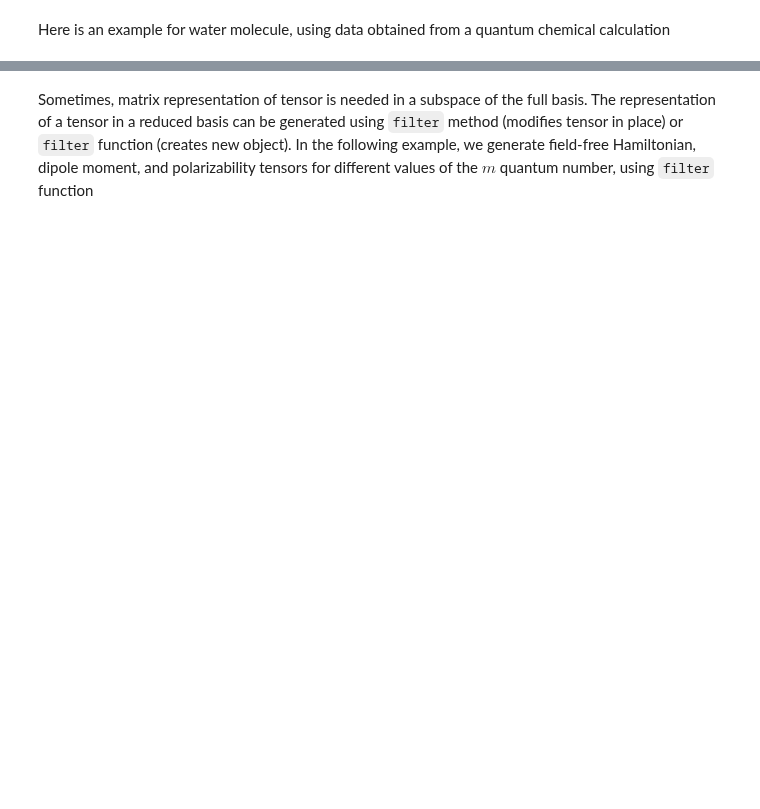
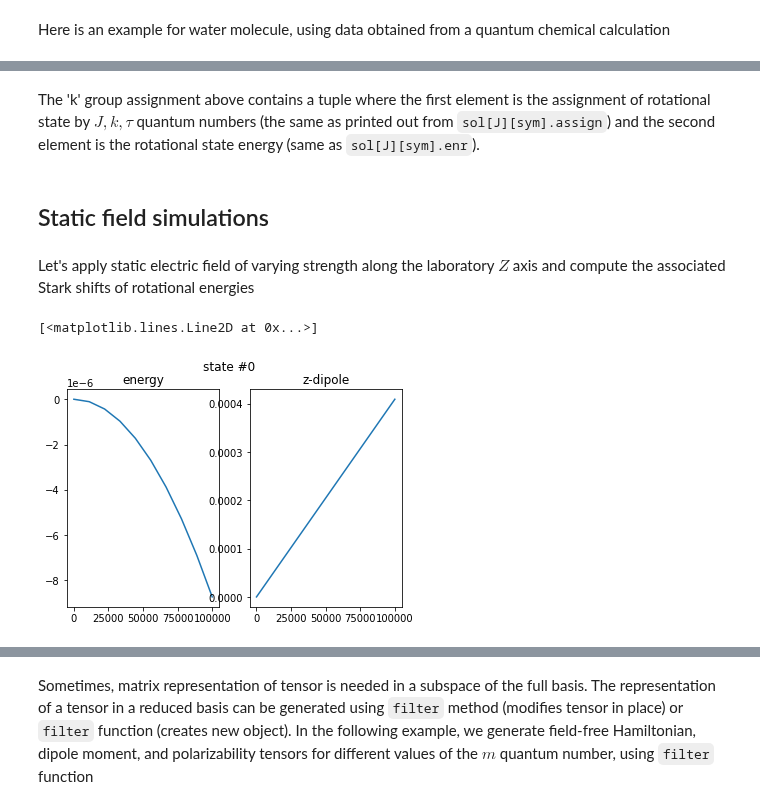
Before and after one commit to CFEL-CMI/richmol, a Jupyter notebook: doc/source/notebooks/rotations_quickstart.ipynb, the cells around one changed output, grey strips where cells are left out. Saved outputs shown, nothing was run; the diff lists cells and outputs as text; code cells hidden in the pictures; blank space fills up the shorter version.

```diff
--- a/doc/source/notebooks/rotations_quickstart.ipynb
+++ b/doc/source/notebooks/rotations_quickstart.ipynb
@@ -640,0 +138,50 @@ print(alpha_xz)
+# %% [markdown]
+The 'k' group assignment above contains a tuple where the first element is the assignment of rotational state by $J, k, \tau$ quantum numbers (the same as printed out from `sol[J][sym].assign`) and the second element is the rotational state energy (same as `sol[J][sym].enr`).
+# %% [markdown]
+## Static field simulations
+# %% [markdown]
+Let's apply static electric field of varying strength along the laboratory $Z$ axis and compute the associated Stark shifts of rotational energies
+# %%
+import numpy as np
+from richmol.convert_units import AUdip_x_Vm_to_invcm
+
+enr = []
+muz = []
+
+muz0 = dip.tomat(form="full", cart="z") # matrix representation of Z-dipole at zero field
+
+fz_grid = np.linspace(1, 1000*100, 10)
+
+for fz in fz_grid: # field in V/m
+
+    field = [0, 0, fz] # X, Y, Z field components in V/m
+
+    # Hamiltonian
+    h = h0 - dip * field * AUdip_x_Vm_to_invcm() # `AUdip_x_Vm_to_invcm` converts dipole(au) * field(V/m) into cm^-1
+
+    # eigenproblem solution
+    e, v = np.linalg.eigh(h.tomat(form='full', repres='dense'))
+
+    # keep field-dressed energies
+    enr.append([elem for elem in e])
+
+    # keep field-dressed matrix elements of Z-dipole
+    muz.append( np.dot(np.conjugate(v.T), muz0.dot(v)) )
+# %%
+import matplotlib.pyplot as plt
+
+# plot energies and dipoles vs field
+
+enr = np.array(enr)
+muz = np.array(muz)
+
+istate = 0
+fig, (ax1, ax2) = plt.subplots(1,2)
+plt.suptitle(f"state #{istate}")
+ax1.set_title("energy")
+ax2.set_title("z-dipole")
+ax1.plot(fz_grid, enr[:,istate])
+ax2.plot(fz_grid, muz[:,istate, istate].real)
+# %% [output]
+[<matplotlib.lines.Line2D at 0x...>]
+[figure, added]
```
Also changed, not shown: parts of 71 cells of this notebook, 7 other files.
